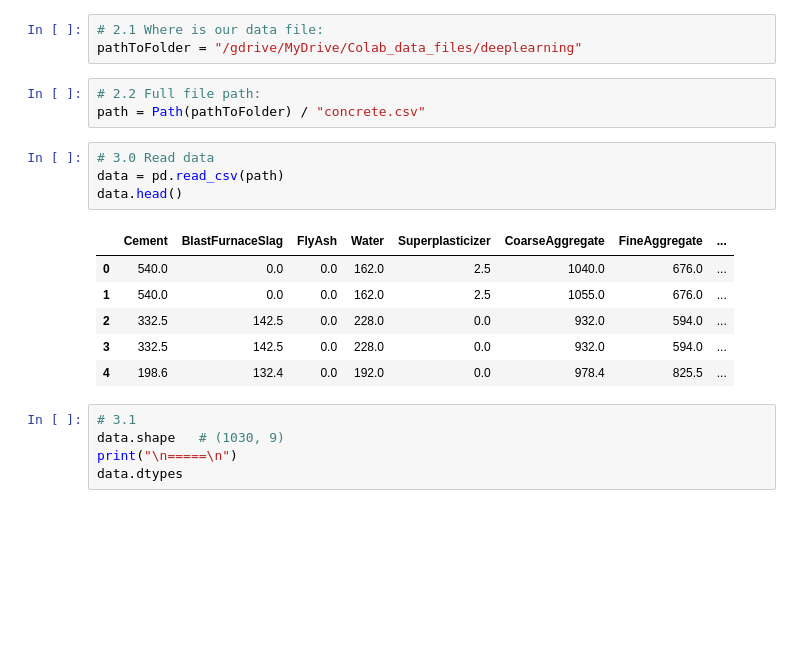
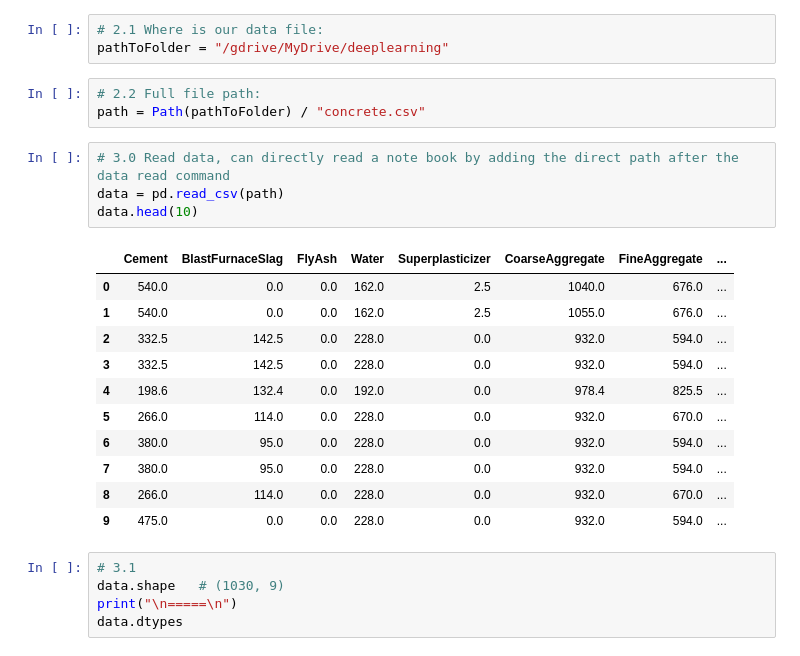
Before and after one commit to Mudxzzz/LLM, a Jupyter notebook: simpleNN_multiLayer.ipynb, the cells around one changed output. Cells and saved outputs as stored; diff of their text form; blank space fills up the shorter version.

```diff
--- a/simpleNN_multiLayer.ipynb
+++ b/simpleNN_multiLayer.ipynb
@@ -25,21 +25,26 @@ drive.mount('/gdrive')
 Mounted at /gdrive
 # %%
 # 2.1 Where is our data file:
-pathToFolder = "/gdrive/MyDrive/Colab_data_files/deeplearning"
+pathToFolder = "/gdrive/MyDrive/deeplearning"
 # %%
 # 2.2 Full file path:
 path = Path(pathToFolder) / "concrete.csv"
 # %%
-# 3.0 Read data
+# 3.0 Read data, can directly read a note book by adding the direct path after the data read command
 data = pd.read_csv(path)
-data.head()
+data.head(10)
 # %% [output]
 |  | Cement | BlastFurnaceSlag | FlyAsh | Water | Superplasticizer | CoarseAggregate | FineAggregate | ... |
 | 0 | 540.0 | 0.0 | 0.0 | 162.0 | 2.5 | 1040.0 | 676.0 | ... |
 | 1 | 540.0 | 0.0 | 0.0 | 162.0 | 2.5 | 1055.0 | 676.0 | ... |
 | 2 | 332.5 | 142.5 | 0.0 | 228.0 | 0.0 | 932.0 | 594.0 | ... |
 | 3 | 332.5 | 142.5 | 0.0 | 228.0 | 0.0 | 932.0 | 594.0 | ... |
 | 4 | 198.6 | 132.4 | 0.0 | 192.0 | 0.0 | 978.4 | 825.5 | ... |
+| 5 | 266.0 | 114.0 | 0.0 | 228.0 | 0.0 | 932.0 | 670.0 | ... |
+| 6 | 380.0 | 95.0 | 0.0 | 228.0 | 0.0 | 932.0 | 594.0 | ... |
+| 7 | 380.0 | 95.0 | 0.0 | 228.0 | 0.0 | 932.0 | 594.0 | ... |
+| 8 | 266.0 | 114.0 | 0.0 | 228.0 | 0.0 | 932.0 | 670.0 | ... |
+| 9 | 475.0 | 0.0 | 0.0 | 228.0 | 0.0 | 932.0 | 594.0 | ... |
 # %%
 # 3.1
 data.shape   # (1030, 9)
```
Also changed, not shown: parts of 16 cells of this notebook.
